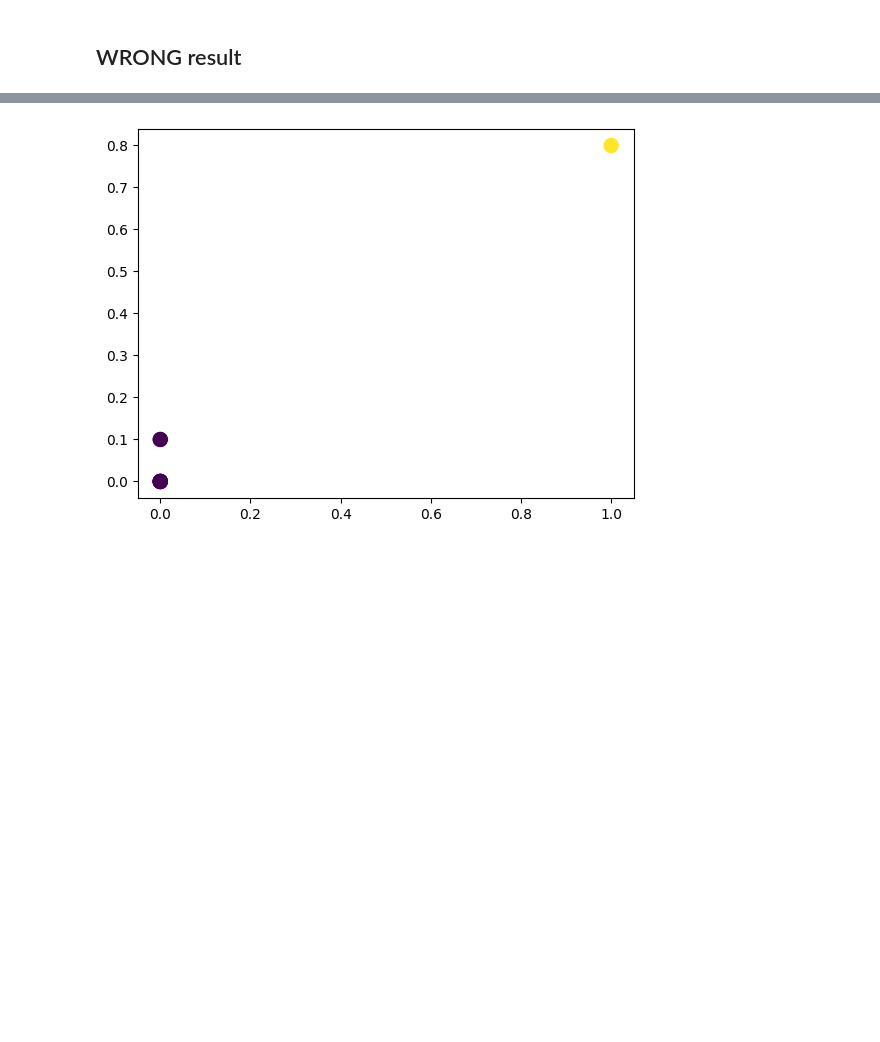
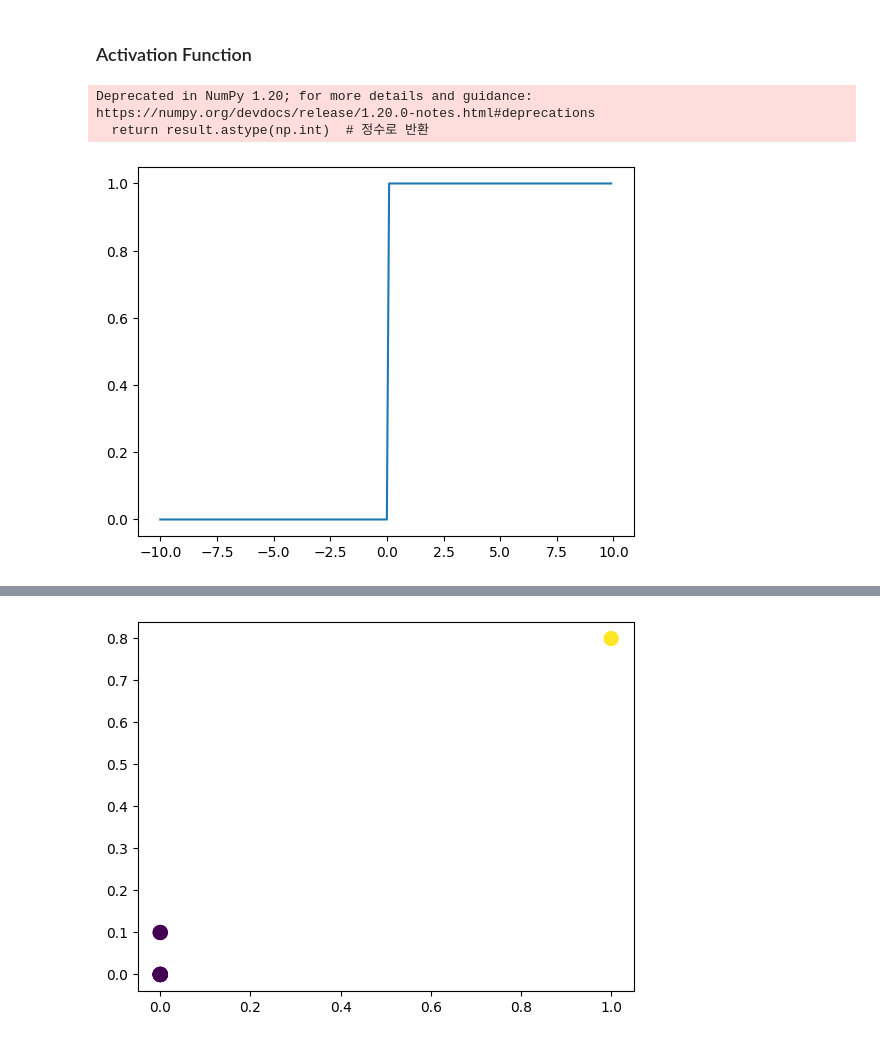
Before and after one commit to iamgus123/dl19, a Jupyter notebook: notebook/ch06_MLP.ipynb, the cells around one changed output, grey strips where cells are left out. Cells and saved outputs as stored; diff of their text form; code cells hidden in the pictures; blank space fills up the shorter version.

```diff
--- a/notebook/ch06_MLP.ipynb
+++ b/notebook/ch06_MLP.ipynb
@@ -1,4 +1,21 @@
 # %% [markdown]
 <a href="https://colab.research.google.com/github/iamgus123/dl19/blob/main/notebook/ch06_MLP.ipynb" target="_parent"><img src="https://colab.research.google.com/assets/colab-badge.svg" alt="Open In Colab"/></a>
-# %% [markdown]
-## WRONG result
+# %% [markdown]
+### Activation Function
+# %%
+import numpy as np
+import matplotlib.pyplot as plt
+
+def step(x):
+	result = x > 0.000001		# True 또는 False
+	return result.astype(np.int)	# 정수로 반환
+
+
+x = np.arange(-10.0, 10.0, 0.1)
+y = step(x)
+plt.plot(x, y)
+plt.show()
+# %% [output]
+Deprecated in NumPy 1.20; for more details and guidance: https://numpy.org/devdocs/release/1.20.0-notes.html#deprecations
+  return result.astype(np.int)  # 정수로 반환
+[figure, added]
```
Also changed, not shown: parts of 10 cells of this notebook.
